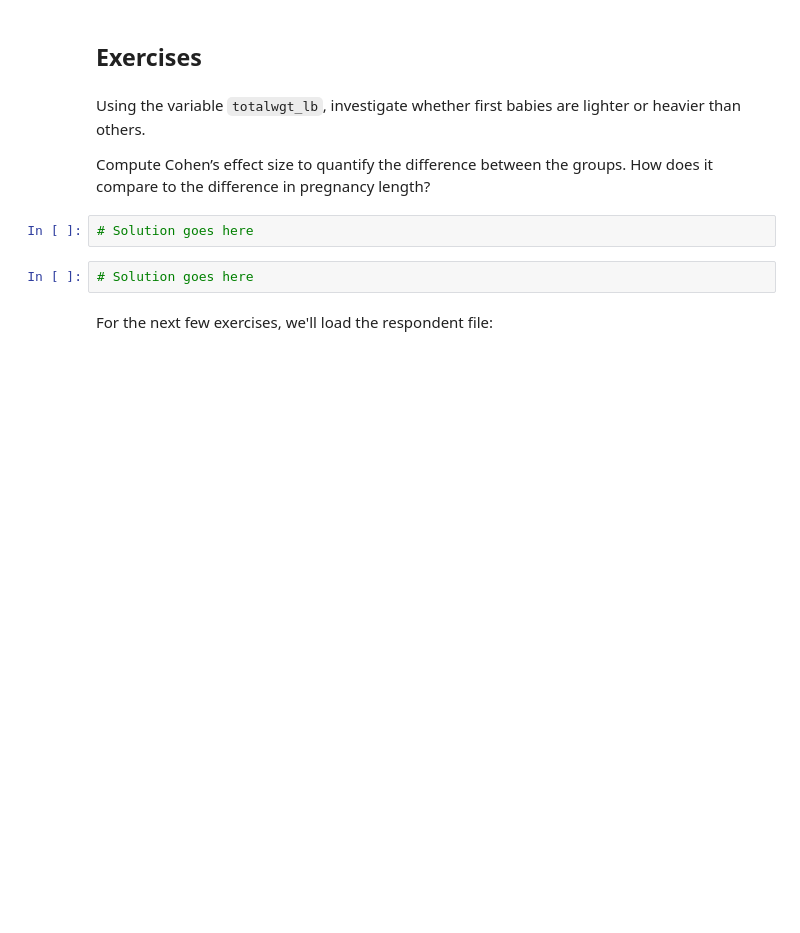
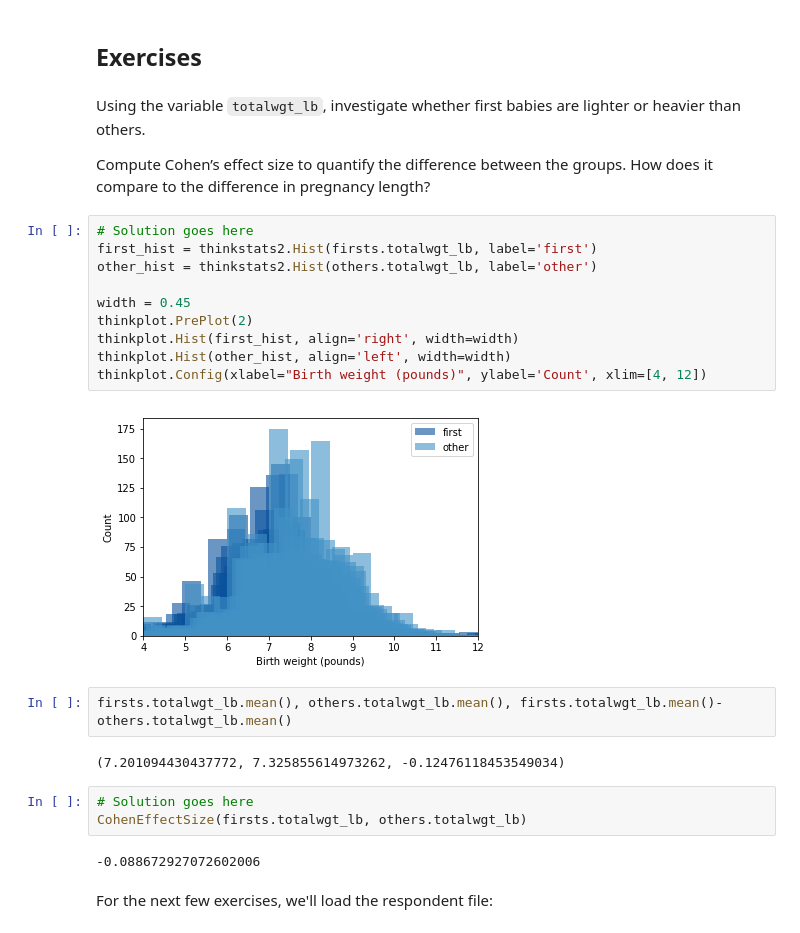
Before and after one commit to akm-2016/ThinkStats2, a Jupyter notebook: code/chap02ex.ipynb, the cells around one changed output. Saved outputs shown, nothing was run; the diff lists cells and outputs as text; blank space fills up the shorter version.

```diff
--- a/code/chap02ex.ipynb
+++ b/code/chap02ex.ipynb
@@ -227,10 +256,27 @@ Compute the Cohen effect size for the difference in pregnancy length for first b
 Using the variable `totalwgt_lb`, investigate whether first babies are lighter or heavier than others.
 
 Compute Cohen’s effect size to quantify the difference between the groups.  How does it compare to the difference in pregnancy length?
+# %%
+# Solution goes here
+first_hist = thinkstats2.Hist(firsts.totalwgt_lb, label='first')
+other_hist = thinkstats2.Hist(others.totalwgt_lb, label='other')
+
+width = 0.45
+thinkplot.PrePlot(2)
+thinkplot.Hist(first_hist, align='right', width=width)
+thinkplot.Hist(other_hist, align='left', width=width)
+thinkplot.Config(xlabel="Birth weight (pounds)", ylabel='Count', xlim=[4, 12])
+# %% [output]
+[figure, added]
+# %%
+firsts.totalwgt_lb.mean(), others.totalwgt_lb.mean(), firsts.totalwgt_lb.mean()-others.totalwgt_lb.mean()
+# %% [output]
+(7.201094430437772, 7.325855614973262, -0.12476118453549034)
 # %%
 # Solution goes here
+CohenEffectSize(firsts.totalwgt_lb, others.totalwgt_lb)
+# %% [output]
+-0.088672927072602006
-# %%
-# Solution goes here
 # %% [markdown]
 For the next few exercises, we'll load the respondent file:
 # %%
```
Also changed, not shown: parts of 31 cells of this notebook.
